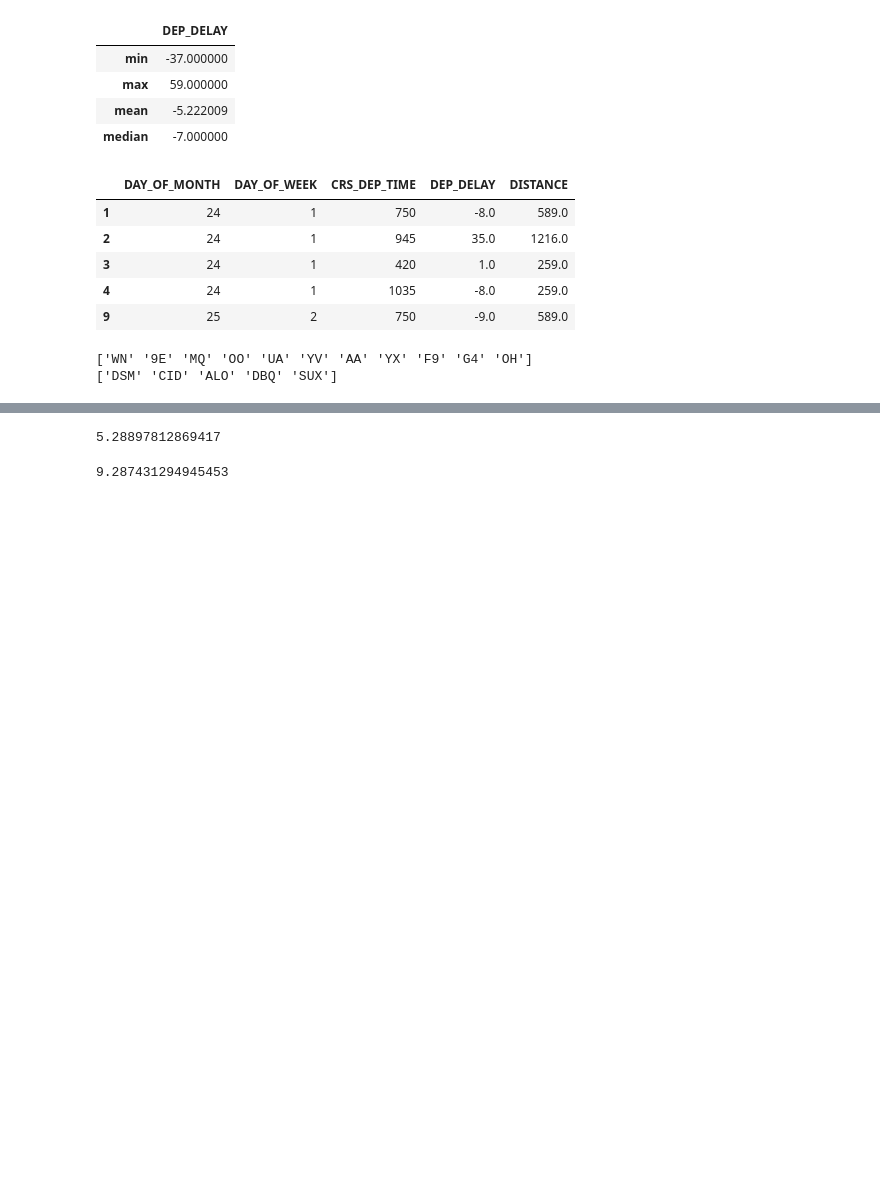
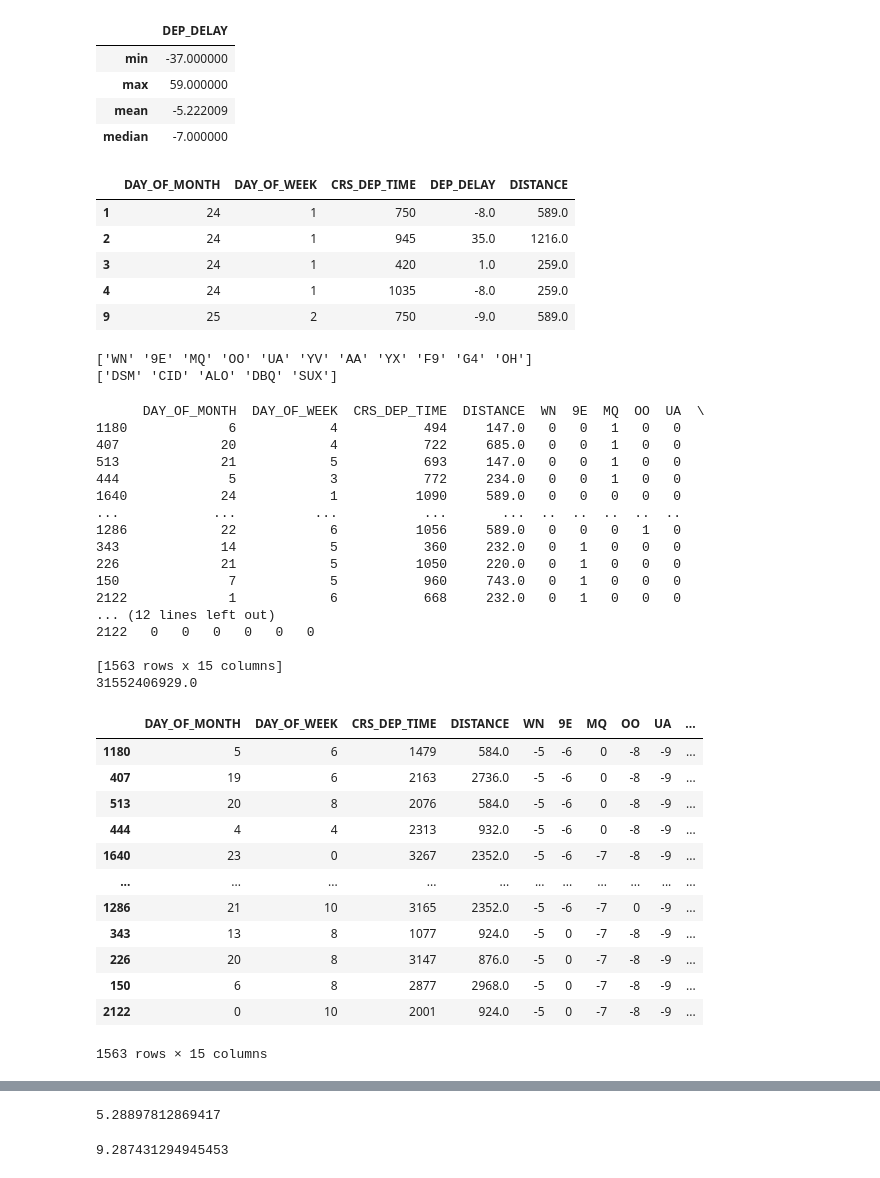
Before and after one commit to Dima12101/IS-Tasks, a Jupyter notebook: task3_dimasek.ipynb, the cells around one changed output, grey strips where cells are left out. Cells and saved outputs as stored; diff of their text form; code cells hidden in the pictures; blank space fills up the shorter version.

```diff
--- a/task3_dimasek.ipynb
+++ b/task3_dimasek.ipynb
@@ -96,8 +96,43 @@ prep_df = prep_df.sample(frac=1)
 # %%
 #for col in df.columns: if sum(df[col].isnull())/float(len(df.index)) > 0.8: del df[col] - удалить с процентом nan
 
 X = prep_df.drop(columns=["DEP_DELAY"])
 Y = prep_df['DEP_DELAY']
+np.append(X.iloc[1].values, 123)
+print(X)
+b = [i + 1 for i in range(X.shape[1])]
+print((((X * b - b).sum(axis=1) - Y) ** 2).sum())
+# %% [output]
+      DAY_OF_MONTH  DAY_OF_WEEK  CRS_DEP_TIME  DISTANCE  WN  9E  MQ  OO  UA  \
+1180             6            4           494     147.0   0   0   1   0   0
+407             20            4           722     685.0   0   0   1   0   0
+513             21            5           693     147.0   0   0   1   0   0
+444              5            3           772     234.0   0   0   1   0   0
+1640            24            1          1090     589.0   0   0   0   0   0
+...            ...          ...           ...       ...  ..  ..  ..  ..  ..
+1286            22            6          1056     589.0   0   0   0   1   0
+343             14            5           360     232.0   0   1   0   0   0
+226             21            5          1050     220.0   0   1   0   0   0
+150              7            5           960     743.0   0   1   0   0   0
+2122             1            6           668     232.0   0   1   0   0   0
+... (12 lines left out)
+2122   0   0   0   0   0   0
+
+[1563 rows x 15 columns]
+31552406929.0
+|  | DAY_OF_MONTH | DAY_OF_WEEK | CRS_DEP_TIME | DISTANCE | WN | 9E | MQ | OO | UA | ... |
+| 1180 | 5 | 6 | 1479 | 584.0 | -5 | -6 | 0 | -8 | -9 | ... |
+| 407 | 19 | 6 | 2163 | 2736.0 | -5 | -6 | 0 | -8 | -9 | ... |
+| 513 | 20 | 8 | 2076 | 584.0 | -5 | -6 | 0 | -8 | -9 | ... |
+| 444 | 4 | 4 | 2313 | 932.0 | -5 | -6 | 0 | -8 | -9 | ... |
+| 1640 | 23 | 0 | 3267 | 2352.0 | -5 | -6 | -7 | -8 | -9 | ... |
+| ... | ... | ... | ... | ... | ... | ... | ... | ... | ... | ... |
+| 1286 | 21 | 10 | 3165 | 2352.0 | -5 | -6 | -7 | 0 | -9 | ... |
+| 343 | 13 | 8 | 1077 | 924.0 | -5 | 0 | -7 | -8 | -9 | ... |
+| 226 | 20 | 8 | 3147 | 876.0 | -5 | 0 | -7 | -8 | -9 | ... |
+| 150 | 6 | 8 | 2877 | 2968.0 | -5 | 0 | -7 | -8 | -9 | ... |
+| 2122 | 0 | 10 | 2001 | 924.0 | -5 | 0 | -7 | -8 | -9 | ... |
+1563 rows × 15 columns
 # %%
 # нормируем колонки по максимуму
 X = X / X.aggregate("max")
```
Also changed, not shown: parts of 7 cells of this notebook.
